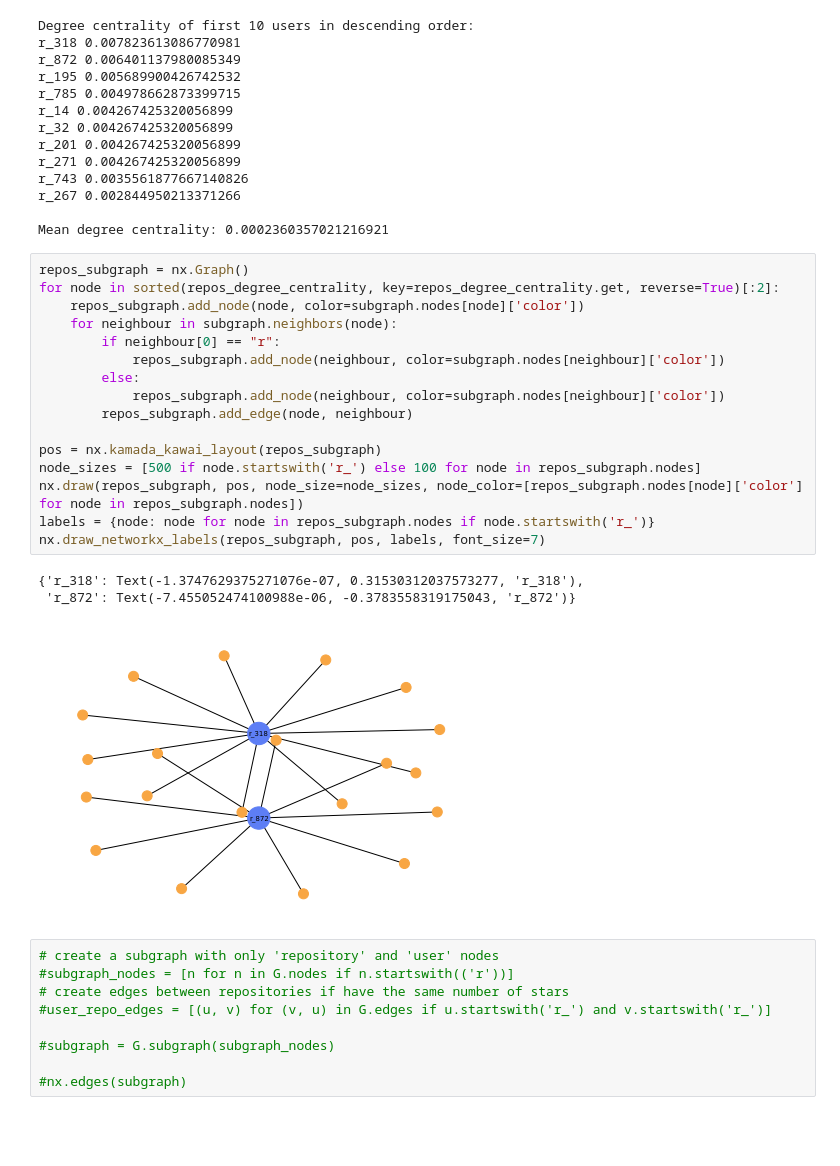
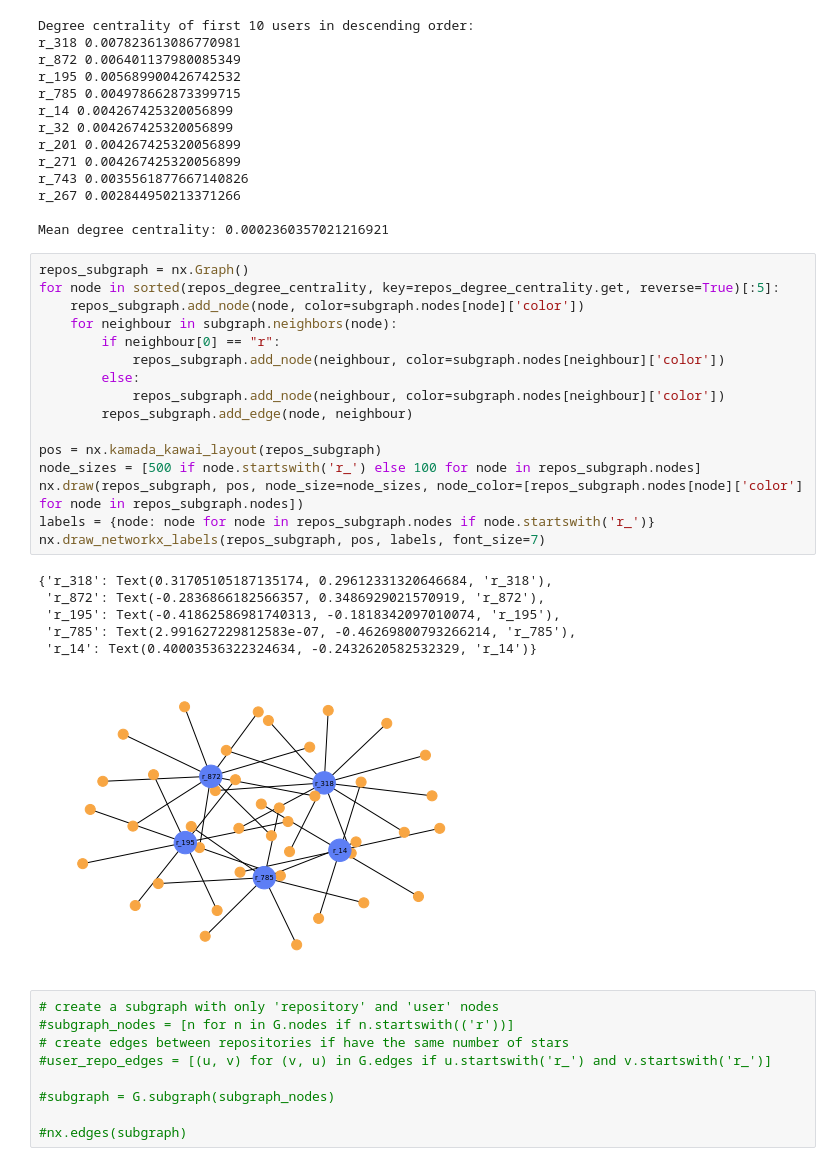
Before and after one commit to isabellamarasco/SNA_project, a Jupyter notebook: create_graph.ipynb, the cells around one changed output. Saved outputs shown, nothing was run; the diff lists cells and outputs as text; blank space fills up the shorter version.

```diff
--- a/create_graph.ipynb
+++ b/create_graph.ipynb
@@ -464,24 +426,27 @@ r_267 0.002844950213371266
 Mean degree centrality: 0.0002360357021216921
 # %%
 repos_subgraph = nx.Graph()
-for node in sorted(repos_degree_centrality, key=repos_degree_centrality.get, reverse=True)[:2]:
+for node in sorted(repos_degree_centrality, key=repos_degree_centrality.get, reverse=True)[:5]:
     repos_subgraph.add_node(node, color=subgraph.nodes[node]['color'])
     for neighbour in subgraph.neighbors(node):
         if neighbour[0] == "r":
             repos_subgraph.add_node(neighbour, color=subgraph.nodes[neighbour]['color'])
         else:
             repos_subgraph.add_node(neighbour, color=subgraph.nodes[neighbour]['color'])
         repos_subgraph.add_edge(node, neighbour)
 
 pos = nx.kamada_kawai_layout(repos_subgraph)
 node_sizes = [500 if node.startswith('r_') else 100 for node in repos_subgraph.nodes]
 nx.draw(repos_subgraph, pos, node_size=node_sizes, node_color=[repos_subgraph.nodes[node]['color'] for node in repos_subgraph.nodes])
 labels = {node: node for node in repos_subgraph.nodes if node.startswith('r_')}
 nx.draw_networkx_labels(repos_subgraph, pos, labels, font_size=7)
 # %% [output]
-{'r_318': Text(-1.3747629375271076e-07, 0.31530312037573277, 'r_318'),
- 'r_872': Text(-7.455052474100988e-06, -0.3783558319175043, 'r_872')}
+{'r_318': Text(0.31705105187135174, 0.29612331320646684, 'r_318'),
+ 'r_872': Text(-0.2836866182566357, 0.3486929021570919, 'r_872'),
+ 'r_195': Text(-0.41862586981740313, -0.1818342097010074, 'r_195'),
+ 'r_785': Text(2.991627229812583e-07, -0.46269800793266214, 'r_785'),
+ 'r_14': Text(0.40003536322324634, -0.2432620582532329, 'r_14')}
-[figure, old version]
+[figure, new version]
 # %%
 # create a subgraph with only 'repository' and 'user' nodes
 #subgraph_nodes = [n for n in G.nodes if n.startswith(('r'))]
```
Also changed, not shown: parts of 17 cells of this notebook.
